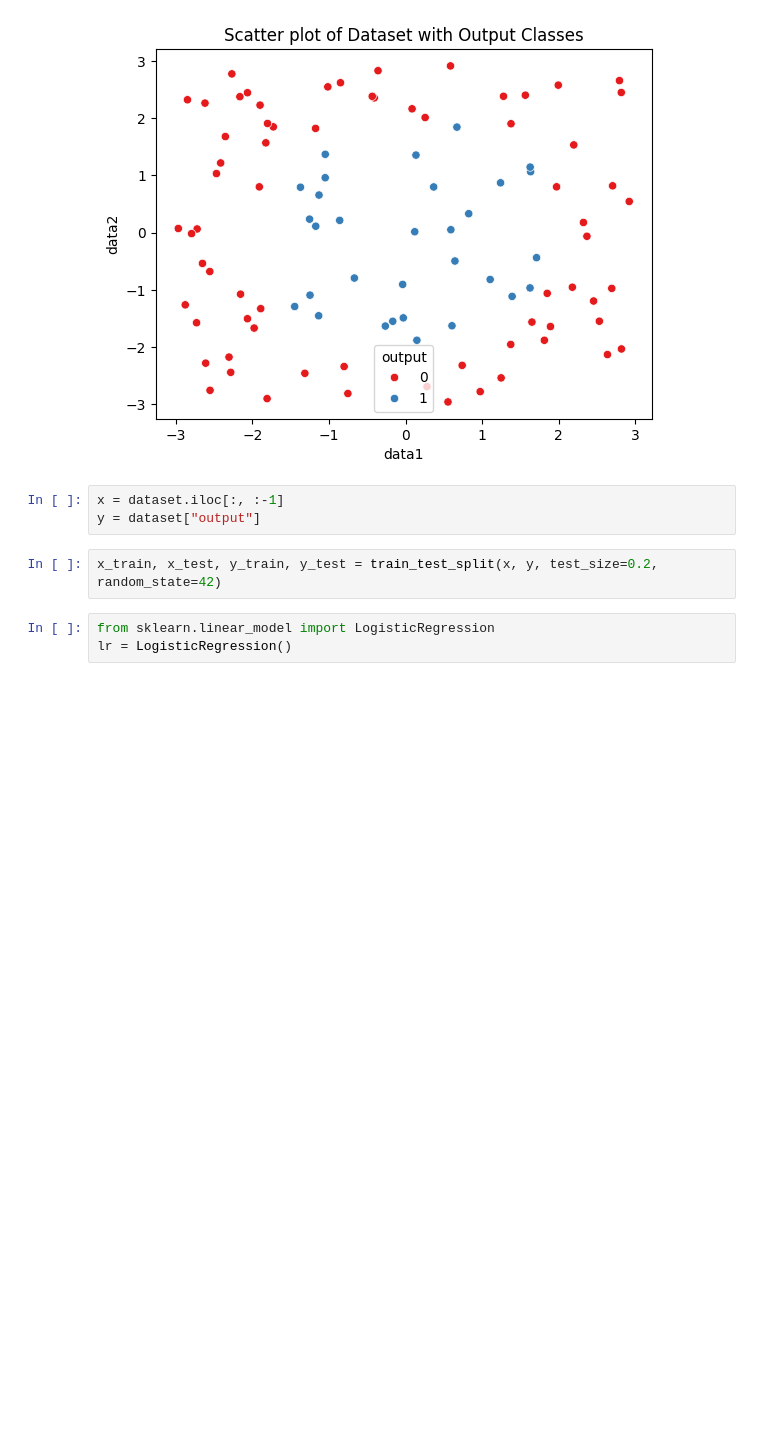
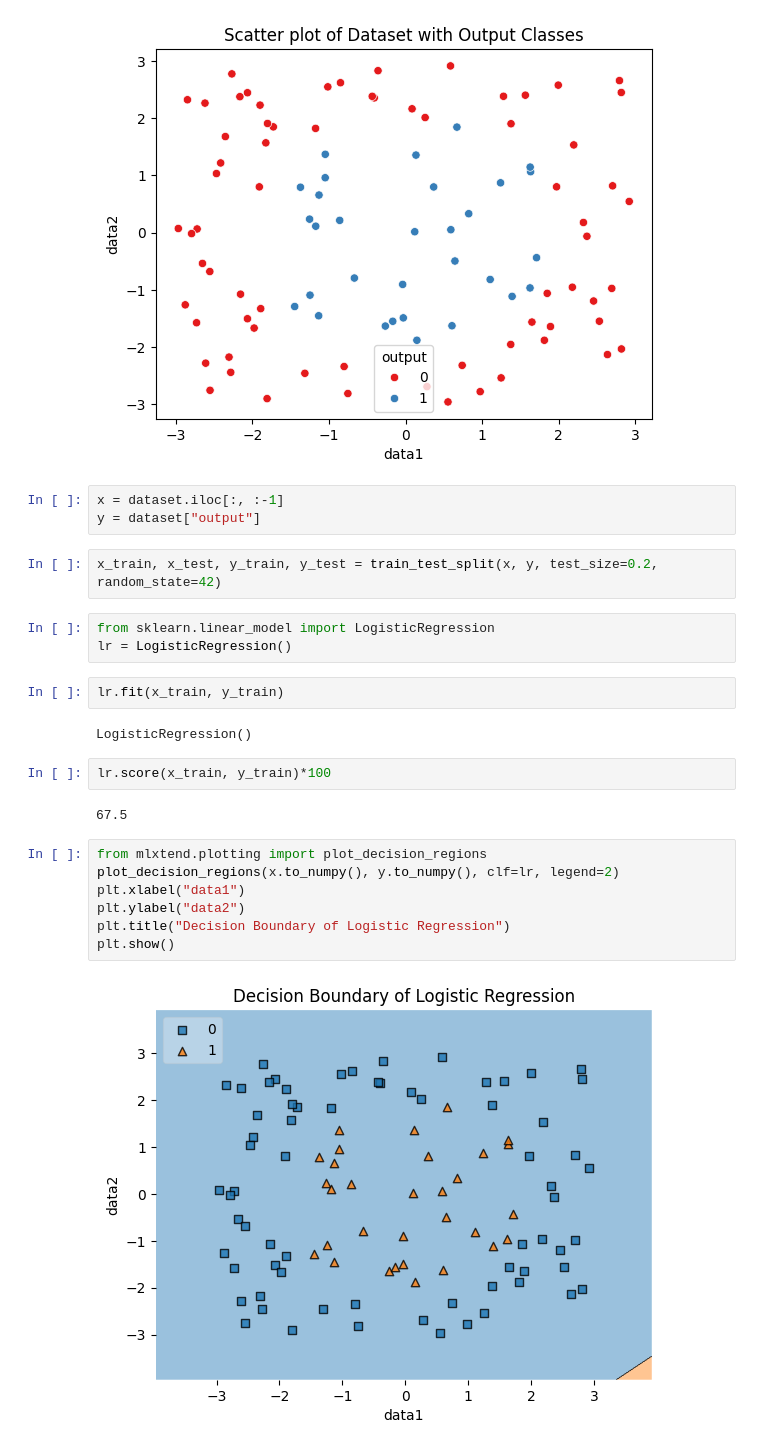
Before and after one commit to Its-Vikas-xd/Machine-Learning, a Jupyter notebook: Supervised Machine Learning/Classification/Binary Classification/Polynomial input Logistic Regression/Polynomial_Logistic_Regression.ipynb, the cells around one changed output. Drawn from its saved outputs; the diff is of its cells as text; blank space fills up the shorter version.

```diff
--- a/Supervised Machine Learning/Classification/Binary Classification/Polynomial input Logistic Regression/Polynomial_Logistic_Regression.ipynb
+++ b/Supervised Machine Learning/Classification/Binary Classification/Polynomial input Logistic Regression/Polynomial_Logistic_Regression.ipynb
@@ -26,3 +26,20 @@ x_train, x_test, y_train, y_test = train_test_split(x, y, test_size=0.2, random_
 # %%
 from sklearn.linear_model import LogisticRegression
 lr = LogisticRegression()
+# %%
+lr.fit(x_train, y_train)
+# %% [output]
+LogisticRegression()
+# %%
+lr.score(x_train, y_train)*100
+# %% [output]
+67.5
+# %%
+from mlxtend.plotting import plot_decision_regions
+plot_decision_regions(x.to_numpy(), y.to_numpy(), clf=lr, legend=2)
+plt.xlabel("data1")
+plt.ylabel("data2")
+plt.title("Decision Boundary of Logistic Regression")
+plt.show()
+# %% [output]
+[figure, added]
```
